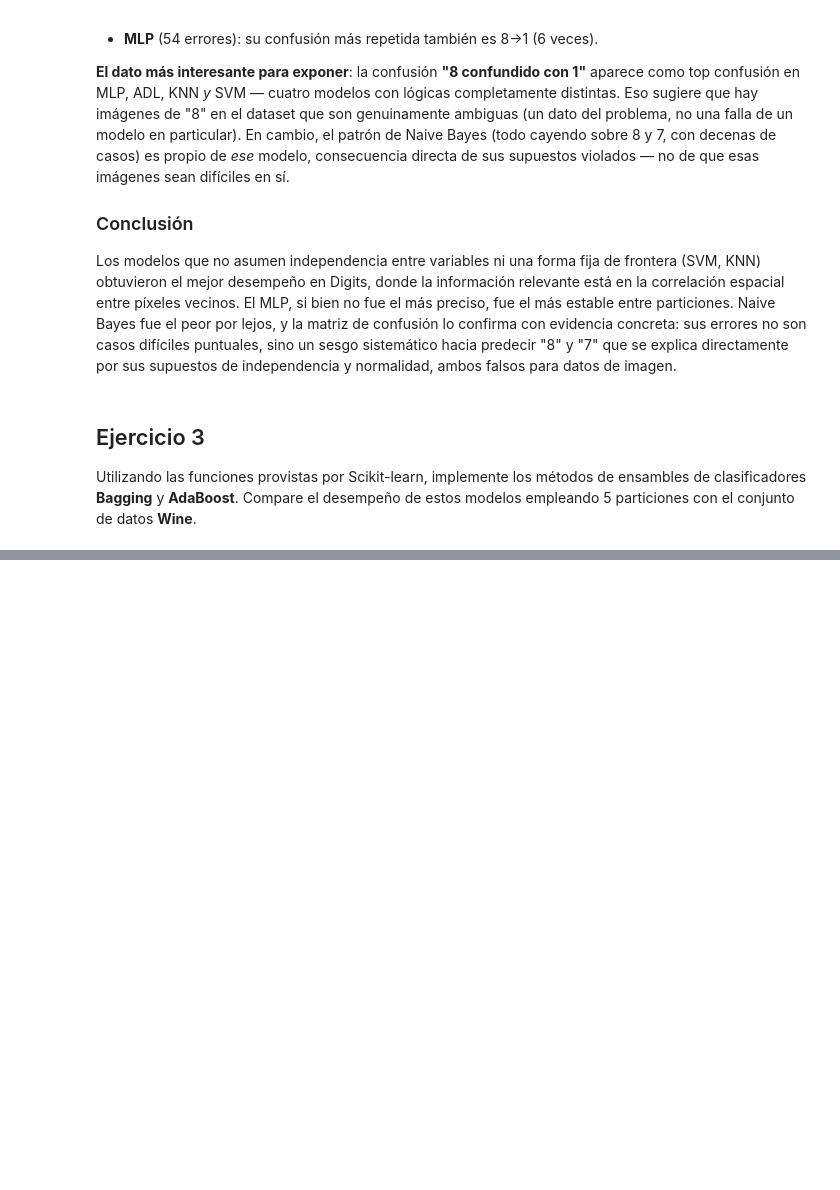
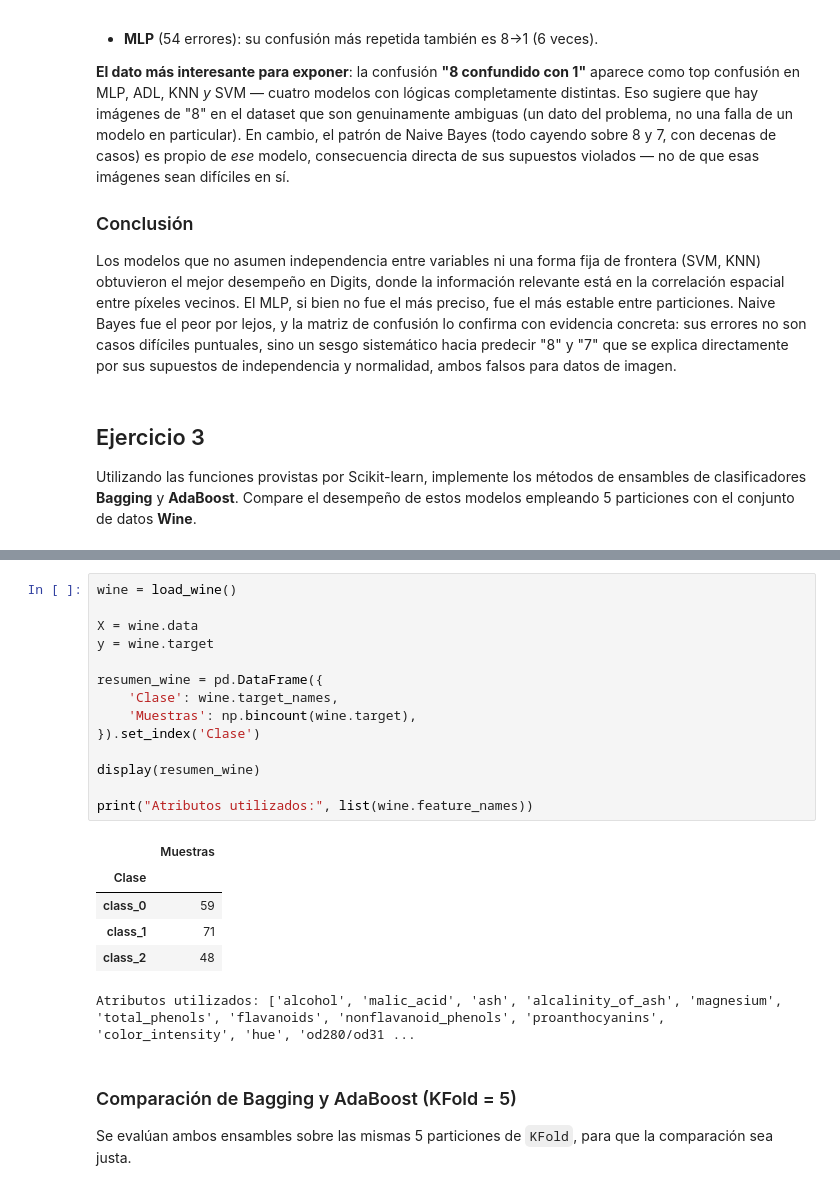
Before and after one commit to FICHCuatrimestral/InteligenciaComputacional, a Jupyter notebook: Practicas/TP3/TP3.ipynb, the cells around one changed output, grey strips where cells are left out. Cells and saved outputs as stored; diff of their text form; blank space fills up the shorter version.

```diff
--- a/Practicas/TP3/TP3.ipynb
+++ b/Practicas/TP3/TP3.ipynb
@@ -377,0 +373,25 @@ graficar(nombres, datos, titulo, xlabel)
+# %%
+wine = load_wine()
+
+X = wine.data
+y = wine.target
+
+resumen_wine = pd.DataFrame({
+    'Clase': wine.target_names,
+    'Muestras': np.bincount(wine.target),
+}).set_index('Clase')
+
+display(resumen_wine)
+
+print("Atributos utilizados:", list(wine.feature_names))
+# %% [output]
+|  | Muestras |
+| Clase |  |
+| class_0 | 59 |
+| class_1 | 71 |
+| class_2 | 48 |
+Atributos utilizados: ['alcohol', 'malic_acid', 'ash', 'alcalinity_of_ash', 'magnesium', 'total_phenols', 'flavanoids', 'nonflavanoid_phenols', 'proanthocyanins', 'color_intensity', 'hue', 'od280/od31 ...
+# %% [markdown]
+### Comparación de Bagging y AdaBoost (KFold = 5)
+
+Se evalúan ambos ensambles sobre las mismas 5 particiones de `KFold`, para que la comparación sea justa.
```
Also changed, not shown: parts of 11 cells of this notebook.
